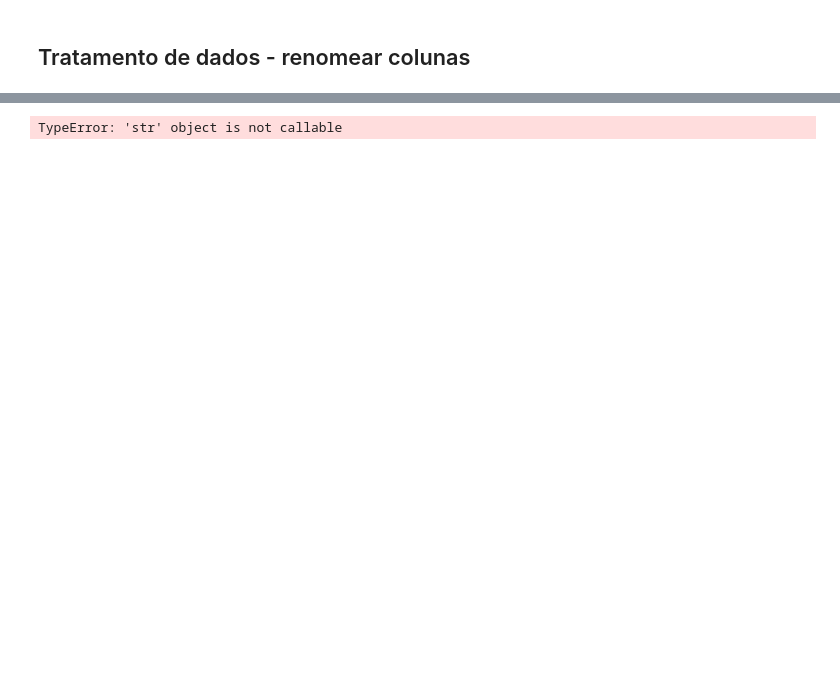
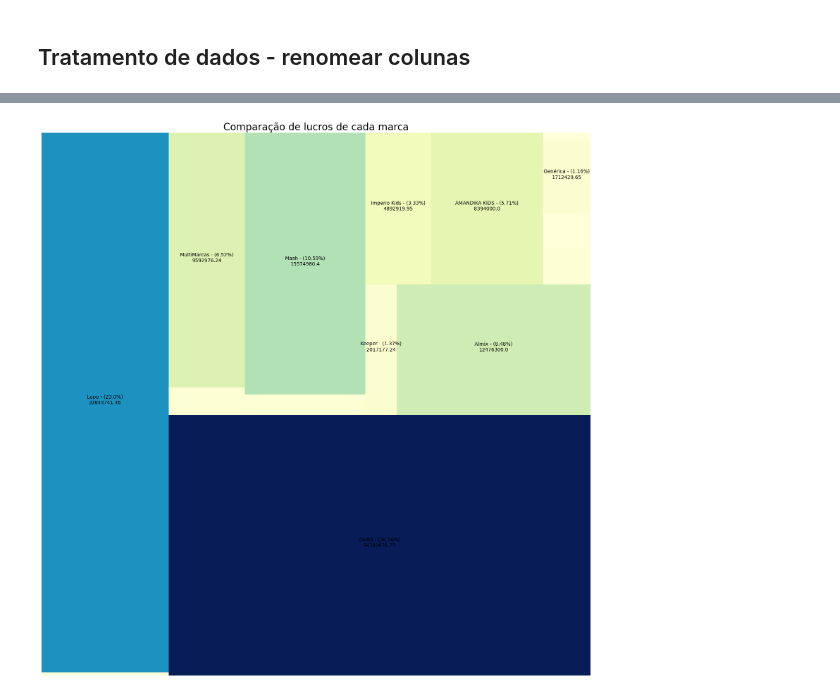
Before and after one commit to ThiagoKS-7/a3-analise-e-bigdata, a Jupyter notebook: a3-analise-dado.ipynb, the cells around one changed output, grey strips where cells are left out. Cells and saved outputs as stored; diff of their text form; code cells hidden in the pictures; blank space fills up the shorter version.

```diff
--- a/a3-analise-dado.ipynb
+++ b/a3-analise-dado.ipynb
@@ -213,12 +224,6 @@ monta_grafico_barra(marcas_populares, valores_y, "Quantidade vendida em cada mar
 import matplotlib
 import squarify
 
-# COMPARAÇÃO DO LUCRO LÍQUIDO DE CADA LOJA
-# Pra fazer esse gráfico, o tamanho dos retânglos
-# precisam ser porcentagens com relação ao preço máximo
-# do dataset
-
-# pra ter uma lista de lucros, eu preciso multiplicar o valor com desconto com a quantidade, dai somar esses valores de cada marca
 lista_vendas = [
     round(sum([
         (float(row[0].replace("R$ ", "")) * float(row[1]) ) for row in
@@ -228,24 +233,29 @@ lista_vendas = [
 logger.debug(f"lista_vendas: {lista_vendas}")
 
 lista_de_porcentagens = [
-    round((item*100)/max(lista_vendas),2) for item in
+    round((item*100)/sum(lista_vendas),2) for item in
     lista_vendas
 ]
 logger.debug(f"lista_de_porcentagens: {lista_de_porcentagens}")
 
 legendas = [
-    (marcas_populares[index]  + "\n" if float(lista_de_porcentagens[index]) > 1 else "") +
-    ("("+ str(lista_de_porcentagens[index]) + "%)" if float(lista_de_porcentagens[index]) > 1 else "" ) for (index,item) in
+    (
+        marcas_populares[index]  + " - " +
+        "("+ str(lista_de_porcentagens[index]) + "%)\n" +
+        str(lista_vendas[index]) + "\n"
+        if float(lista_de_porcentagens[index]) > 1 else ""
+    ) for (index,item) in
     enumerate(marcas_populares)
 ]
 
 
-cmap = matplotlib.cm.BuPu
+cmap = matplotlib.cm.YlGnBu
+mini = min(lista_vendas)
 maxi = max(lista_vendas)
-norm = matplotlib.colors.Normalize(vmin=40, vmax=maxi)
+norm = matplotlib.colors.Normalize(vmin=mini, vmax=maxi)
 colors = [cmap(norm(i)) for i in lista_vendas]
 
-plt.figure(figsize=(10,10))
+plt.figure(figsize=(16,16))
 grafico = squarify.plot(sizes=lista_vendas, label=legendas, color=colors)
 plt.axis('off');
 plt.title('Comparação de lucros de cada marca', fontsize=20)
@@ -256 +266 @@ plt.tight_layout()
-TypeError: 'str' object is not callable
+[figure, added]
```
Also changed, not shown: parts of 16 cells of this notebook.
